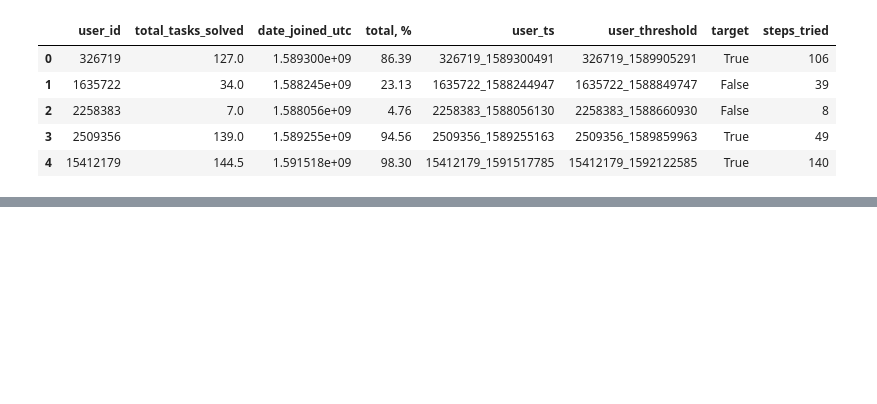
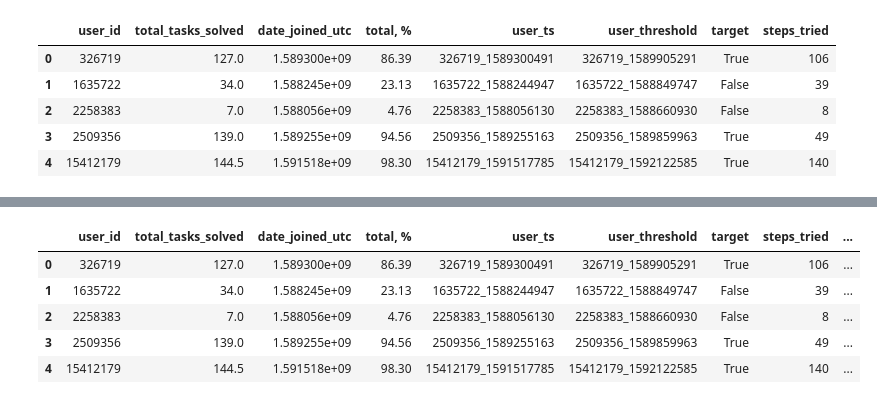
Before and after one commit to MichYar/GreatChallenges-2020, a Jupyter notebook: notebooks/notebook1.ipynb, the cells around one changed output, grey strips where cells are left out. Drawn from its saved outputs; the diff is of its cells as text; code cells hidden in the pictures; blank space fills up the shorter version.

```diff
--- a/notebooks/notebook1.ipynb
+++ b/notebooks/notebook1.ipynb
@@ -368,9 +368,9 @@ users_data.head()
 | 3 | 2258383 | 7.0 | 1.588056e+09 | 4.76 | 2258383_1588056130 | 2258383_1588660930 |
 | 4 | 2509356 | 139.0 | 1.589255e+09 | 94.56 | 2509356_1589255163 | 2509356_1589859963 |
 # %%
-users_data['target'] = users_data['total, %'] >=30
+users_data['target'] = users_data['total, %'] >=50
 # %%
-submissions1 = submissions1.merge(users_data[['user_id','user_ts', 'date_joined_utc', 'user_threshold']], on='user_id', how='outer')
+submissions1 = submissions1.merge(users_data[['user_id','user_ts', 'date_joined_utc', 'user_threshold']], on='user_id', how='inner')
 # %%
 submissions1.head()
 # %% [output]
@@ -443,0 +435,13 @@ NOT TO FORGET
+# %%
+q = users_data
+# %%
+q = q.merge(submissions1.pivot_table(index='user_id', columns='status', values='step_id', aggfunc='count', fill_value=0).reset_index()[['user_id', 'correct', 'wrong']], on='user_id', how='inner')
+# %%
+q.head()
+# %% [output]
+|  | user_id | total_tasks_solved | date_joined_utc | total, % | user_ts | user_threshold | target | steps_tried | ... |
+| 0 | 326719 | 127.0 | 1.589300e+09 | 86.39 | 326719_1589300491 | 326719_1589905291 | True | 106 | ... |
+| 1 | 1635722 | 34.0 | 1.588245e+09 | 23.13 | 1635722_1588244947 | 1635722_1588849747 | False | 39 | ... |
+| 2 | 2258383 | 7.0 | 1.588056e+09 | 4.76 | 2258383_1588056130 | 2258383_1588660930 | False | 8 | ... |
+| 3 | 2509356 | 139.0 | 1.589255e+09 | 94.56 | 2509356_1589255163 | 2509356_1589859963 | True | 49 | ... |
+| 4 | 15412179 | 144.5 | 1.591518e+09 | 98.30 | 15412179_1591517785 | 15412179_1592122585 | True | 140 | ... |
```
Also changed, not shown: parts of 40 cells of this notebook.
